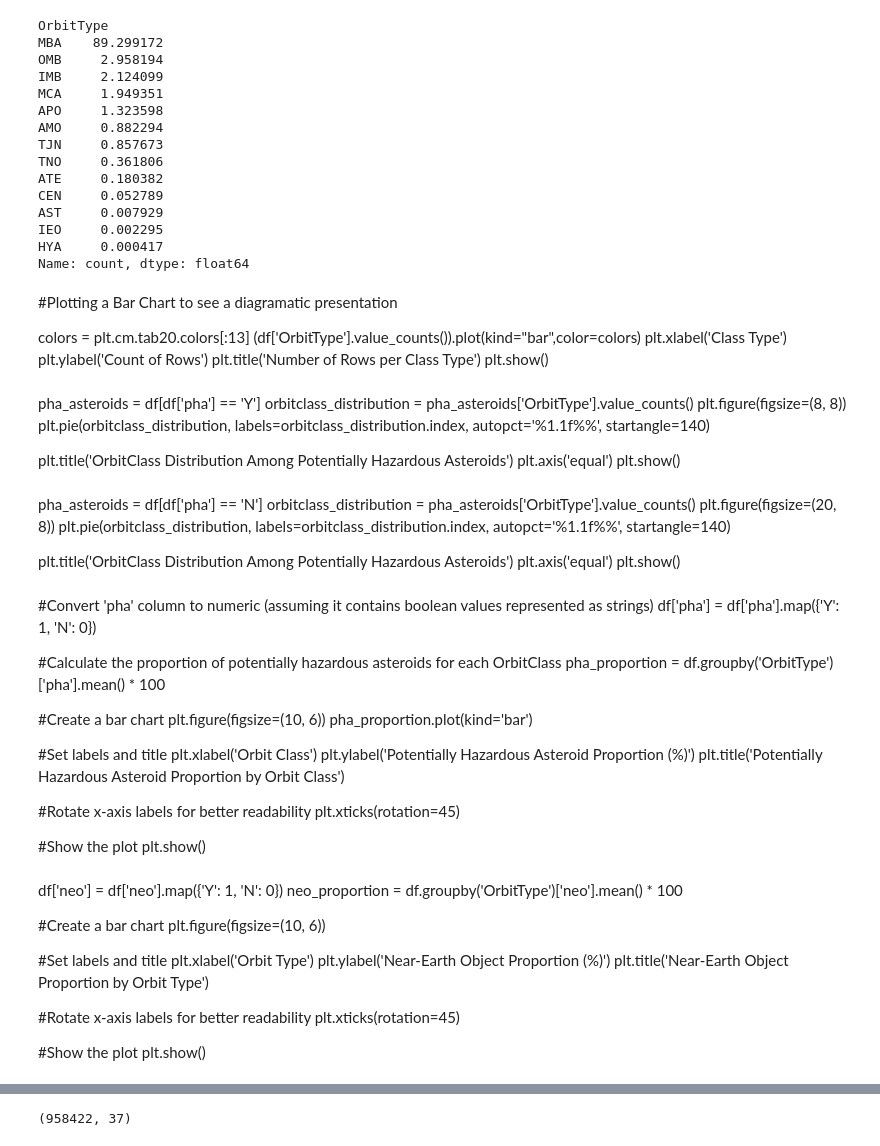
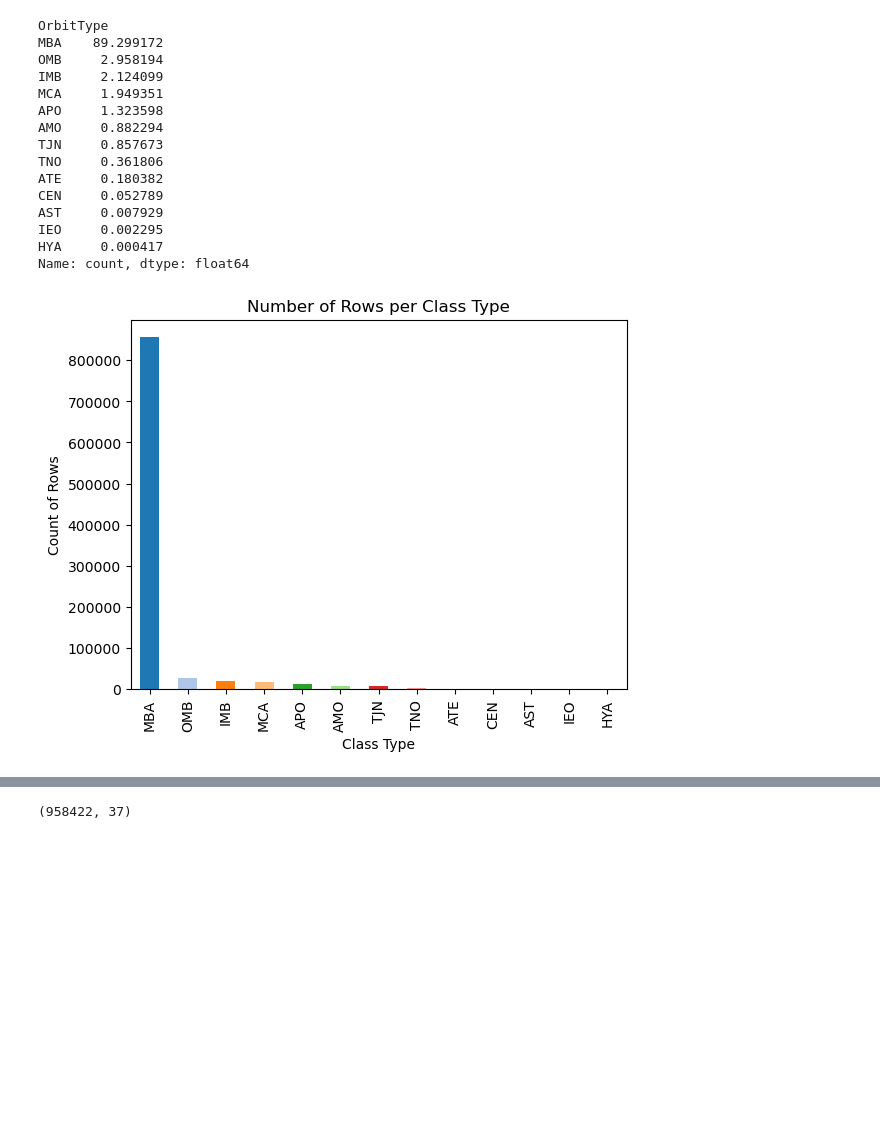
Before and after one commit to agnishde/Asteroid-orbit-classification, a Jupyter notebook: Asteroid Data analysis and Classification.ipynb, the cells around one changed output, grey strips where cells are left out. Saved outputs shown, nothing was run; the diff lists cells and outputs as text; code cells hidden in the pictures; blank space fills up the shorter version.

```diff
--- a/Asteroid Data analysis and Classification.ipynb
+++ b/Asteroid Data analysis and Classification.ipynb
@@ -113,68 +113,14 @@ AST     0.007929
 IEO     0.002295
 HYA     0.000417
 Name: count, dtype: float64
-# %% [markdown]
-#Plotting a Bar Chart to see a diagramatic presentation
-
-colors = plt.cm.tab20.colors[:13]
-(df['OrbitType'].value_counts()).plot(kind="bar",color=colors)
-plt.xlabel('Class Type')
-plt.ylabel('Count of Rows')
-plt.title('Number of Rows per Class Type')
-plt.show()
-# %% [markdown]
-pha_asteroids = df[df['pha'] == 'Y']
-orbitclass_distribution = pha_asteroids['OrbitType'].value_counts()
-plt.figure(figsize=(8, 8))
-plt.pie(orbitclass_distribution, labels=orbitclass_distribution.index, autopct='%1.1f%%', startangle=140)
-
-plt.title('OrbitClass Distribution Among Potentially Hazardous Asteroids')
-plt.axis('equal')
-plt.show()
-# %% [markdown]
-pha_asteroids = df[df['pha'] == 'N']
-orbitclass_distribution = pha_asteroids['OrbitType'].value_counts()
-plt.figure(figsize=(20, 8))
-plt.pie(orbitclass_distribution, labels=orbitclass_distribution.index, autopct='%1.1f%%', startangle=140)
-
-plt.title('OrbitClass Distribution Among Potentially Hazardous Asteroids')
-plt.axis('equal')
-plt.show()
-# %% [markdown]
-#Convert 'pha' column to numeric (assuming it contains boolean values represented as strings)
-df['pha'] = df['pha'].map({'Y': 1, 'N': 0})
-
-#Calculate the proportion of potentially hazardous asteroids for each OrbitClass
-pha_proportion = df.groupby('OrbitType')['pha'].mean() * 100
-
-#Create a bar chart
-plt.figure(figsize=(10, 6))
-pha_proportion.plot(kind='bar')
-
-#Set labels and title
-plt.xlabel('Orbit Class')
-plt.ylabel('Potentially Hazardous Asteroid Proportion (%)')
-plt.title('Potentially Hazardous Asteroid Proportion by Orbit Class')
-
-#Rotate x-axis labels for better readability
-plt.xticks(rotation=45)
-
-#Show the plot
-plt.show()
-# %% [markdown]
-df['neo'] = df['neo'].map({'Y': 1, 'N': 0})
-neo_proportion = df.groupby('OrbitType')['neo'].mean() * 100
-
-#Create a bar chart
-plt.figure(figsize=(10, 6))
-
-#Set labels and title
-plt.xlabel('Orbit Type')
-plt.ylabel('Near-Earth Object Proportion (%)')
-plt.title('Near-Earth Object Proportion by Orbit Type')
-
-#Rotate x-axis labels for better readability
-plt.xticks(rotation=45)
-
-#Show the plot
-plt.show()
+# %%
+#Plotting a Bar Chart to see a diagramatic presentation
+
+colors = plt.cm.tab20.colors[:13]
+(df['OrbitType'].value_counts()).plot(kind="bar",color=colors)
+plt.xlabel('Class Type')
+plt.ylabel('Count of Rows')
+plt.title('Number of Rows per Class Type')
+plt.show()
+# %% [output]
+[figure, added]
```
Also changed, not shown: parts of 61 cells of this notebook.
